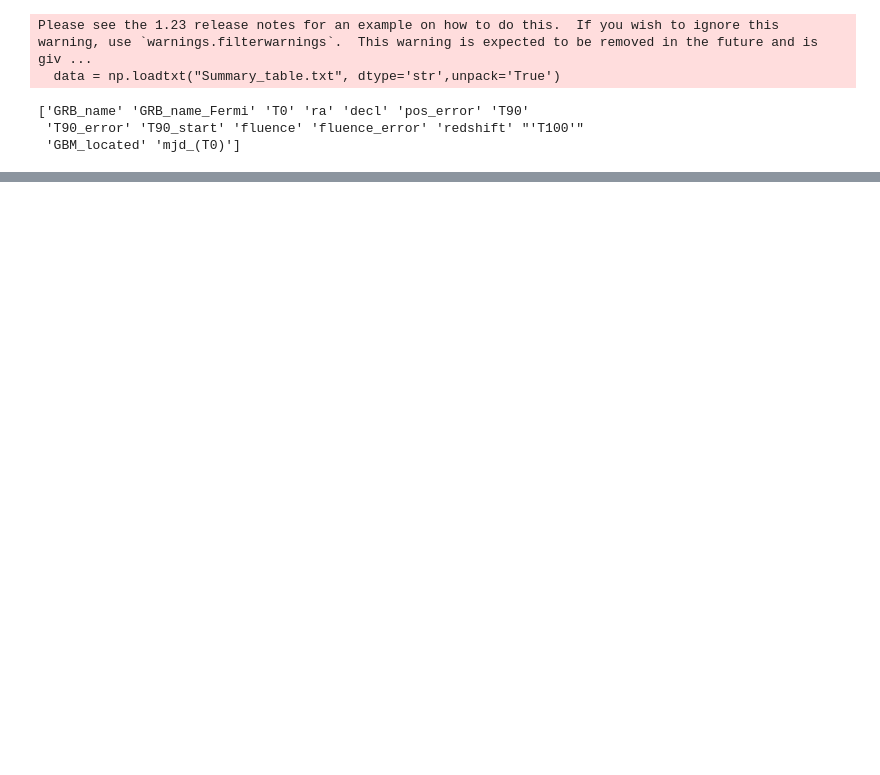
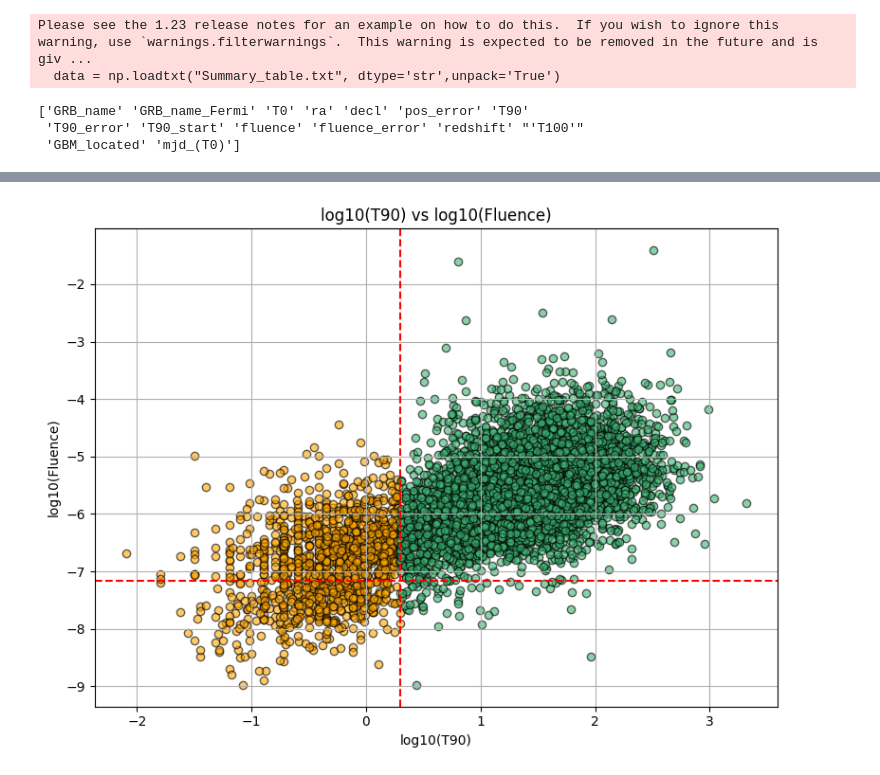
Before and after one commit to oblivion0218/ES_AstroStatistic, a Jupyter notebook: Riccardo_Bossi/lez 14/gamma.ipynb, the cells around one changed output, grey strips where cells are left out. Drawn from its saved outputs; the diff is of its cells as text; code cells hidden in the pictures; blank space fills up the shorter version.

```diff
--- a/Riccardo_Bossi/lez 14/gamma.ipynb
+++ b/Riccardo_Bossi/lez 14/gamma.ipynb
@@ -22,22 +22,20 @@ Please see the 1.23 release notes for an example on how to do this.  If you wish
  'T90_error' 'T90_start' 'fluence' 'fluence_error' 'redshift' "'T100'"
  'GBM_located' 'mjd_(T0)']
 # %%
-# Trova indice della colonna
+# Find column index
 idx_time = np.where(names == 'T90')[0][0]
-idx_err_time = np.where(names == 'T90_error')[0][0]
 idx_fluence = np.where(names == 'fluence')[0][0]
-idx_err_fluence = np.where(names == 'fluence_error')[0][0]
+#idx_redshift = np.where(names == 'redshift')[0][0] WE WILL NOT USE REDSHIFT BECAUSE IT'S MOST UKNOWN
 
-# Estrai colonne
+# Extract columns
 time = data[idx_time].astype(float)
-err_time = data[idx_err_time].astype(float)
 fluence = data[idx_fluence].astype(float)
-err_fluence = data[idx_err_fluence].astype(float)
+#redshift = data[idx_redshift].astype(float)
 
-# Costruisci dataset (una riga per evento, 4 colonne)
-new_dataset = np.column_stack((time, err_time, fluence, err_fluence))
+# Build dataset (one row per event, 2 columns, we dont need the corresponding errors)
+new_dataset = np.column_stack((time, fluence)) #, redshift))
 
 print("Shape:", new_dataset.shape)
 for i in range(10):
-    print(new_dataset[i])
+    print(new_dataset[i]) #check for unacceptable values
 # %% [output]
@@ -71,0 +170,22 @@ Prima riga: [4.4288e+01 1.8640e+00 3.6439e-06 2.4630e-08]
+# %%
+plt.figure(figsize=(8,6))
+
+# Create a mask for points with T90 < 2
+mask = logT90 < np.log10(2)
+
+# Points with T90 < 2 (colored orange)
+plt.scatter(logT90[mask], logFluence[mask], alpha=0.6, edgecolors='k', c='orange', label='T90 < 2s')
+
+# Points with T90 ≥ 2 (colored mediumseagreen)
+plt.scatter(logT90[~mask], logFluence[~mask], alpha=0.6, edgecolors='k', c='mediumseagreen', label='T90 ≥ 2s')
+
+plt.xlabel("log10(T90)")
+plt.ylabel("log10(Fluence)")
+plt.title("log10(T90) vs log10(Fluence)")
+plt.grid(True)
+plt.axhline(intersection, color='red', linestyle='--', label=f'Intersection ≈ {np.exp(intersection)})')
+plt.axvline(np.log10(2), color='red', linestyle='--', label="T90 = 2s")
+plt.tight_layout()
+plt.show()
+# %% [output]
+[figure, added]
```
Also changed, not shown: parts of 11 cells of this notebook, 3 other files.
